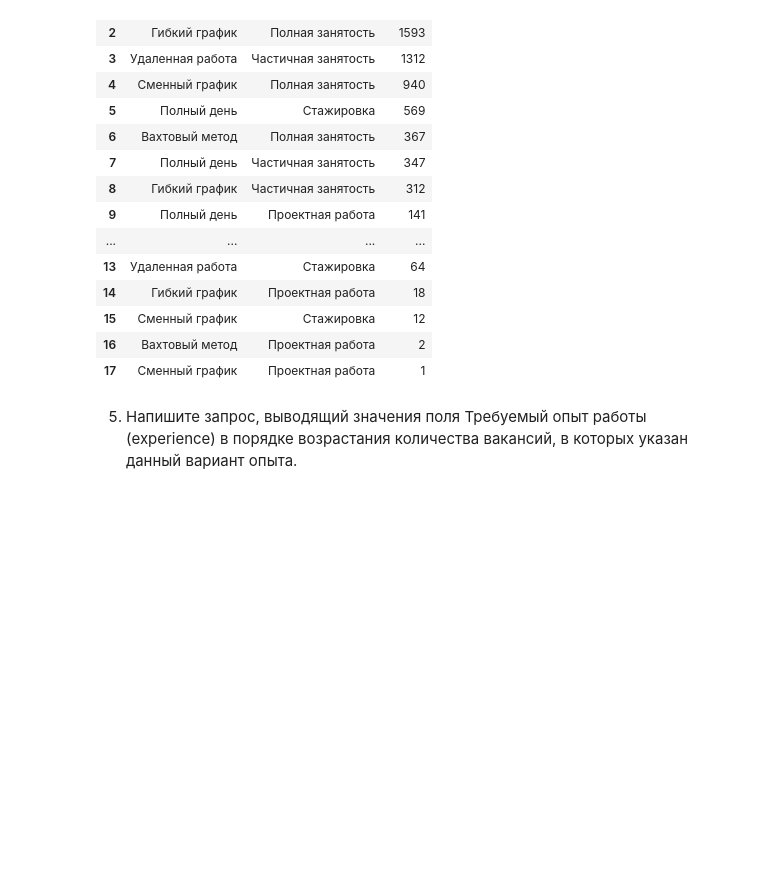
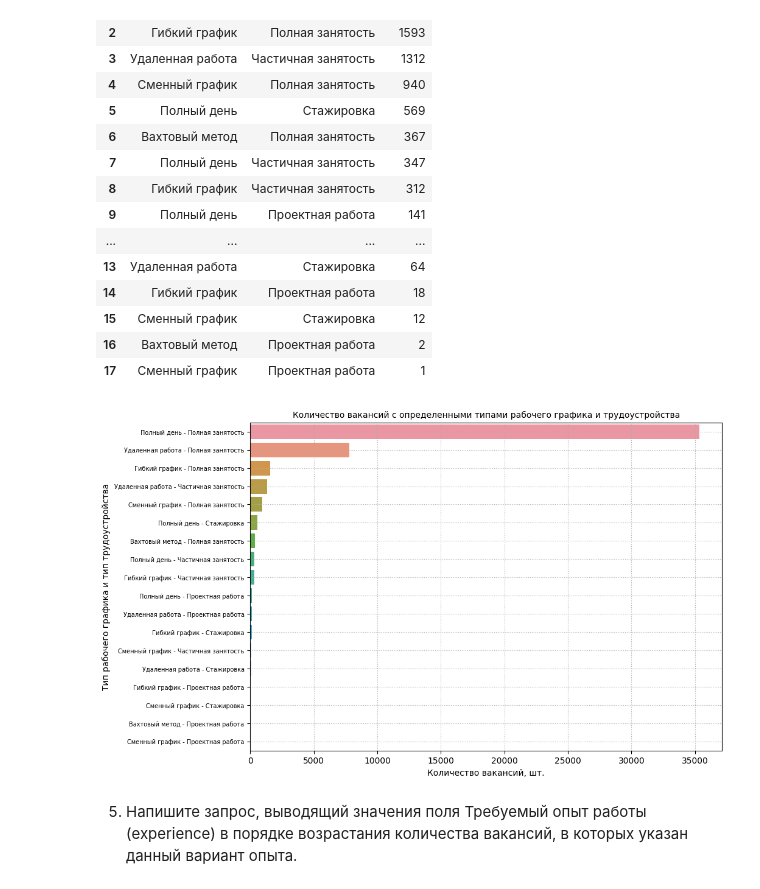
Before and after one commit to inconstant1313/Sandbox, a Jupyter notebook: DSPR_119/Project_2/Project_2.ipynb, the cells around one changed output. Cells and saved outputs as stored; diff of their text form; code cells hidden in the pictures; blank space fills up the shorter version.

```diff
--- a/DSPR_119/Project_2/Project_2.ipynb
+++ b/DSPR_119/Project_2/Project_2.ipynb
@@ -59,3 +36,7 @@ connection = psycopg2.connect(
+# %%
+# Создаем подключение к базе данных
+url = f'postgresql+psycopg2://{USER}:{PASSWORD}@{HOST}:{PORT}/{DBNAME}'
+connection = create_engine(url).connect().execution_options(autocommit=True)
 # %% [markdown]
 # Юнит 3. Предварительный анализ данных
 # %% [markdown]
@@ -198,7 +194,8 @@ query_4_4 = f'''SELECT
                 ORDER BY cnt DESC
 '''
 # %%
-schedule_emloyment_combination = pd.read_sql_query(query_4_4, connection)
+# Получаем и выводим результат запроса
+schedule_emloyment_combination = pd.read_sql_query(text(query_4_4), connection)
 display(schedule_emloyment_combination)
 # %% [output]
 |  | schedule | employment | cnt |
@@ -218,6 +215,26 @@ display(schedule_emloyment_combination)
 | 15 | Сменный график | Стажировка | 12 |
 | 16 | Вахтовый метод | Проектная работа | 2 |
 | 17 | Сменный график | Проектная работа | 1 |
+# %%
+# Создаем столбец с парами типов трудоустройства и графика
+schedule_emloyment_combination['options'] = schedule_emloyment_combination['schedule']+" - "+schedule_emloyment_combination['employment']
+
+# Выводим столбчатую диаграмму вариантов трудоустройства и графика и кол-во вакансий для них
+fig, axes = plt.subplots(figsize=(10, 7))
+barplot = sns.barplot(
+    data=schedule_emloyment_combination,
+    x='cnt',
+    y='options',
+    orient='h'
+)
+barplot.set_title('Количество вакансий с определенными типами рабочего графика и трудоустройства', fontsize=10)
+barplot.tick_params(axis='y', labelsize=7)
+barplot.set_xlabel('Количество вакансий, шт.', fontsize=10)
+barplot.set_ylabel('Тип рабочего графика и тип трудоустройства', fontsize=10)
+barplot.xaxis.set_major_locator(ticker.MultipleLocator(5000))
+barplot.grid(linestyle=':')
+# %% [output]
+[figure, added]
 # %% [markdown]
 5. Напишите запрос, выводящий значения поля Требуемый опыт работы (experience) в порядке возрастания количества вакансий, в которых указан данный вариант опыта.
 # %%
```
Also changed, not shown: parts of 86 cells of this notebook.
